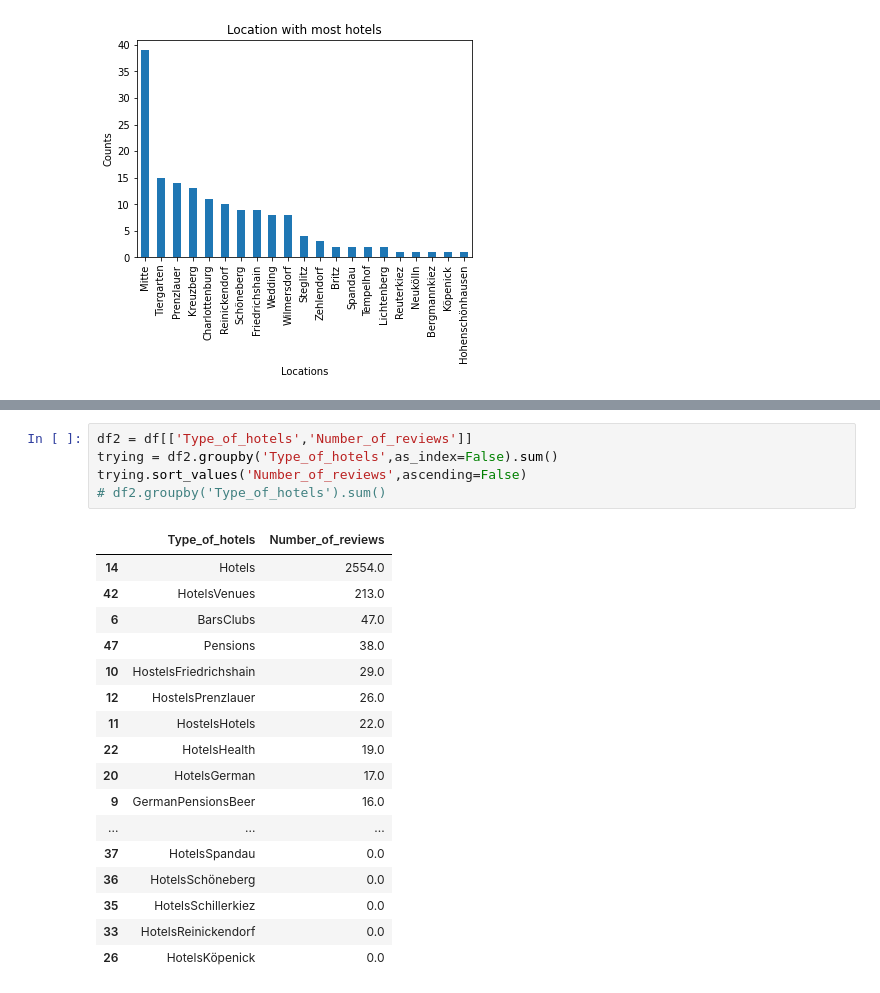
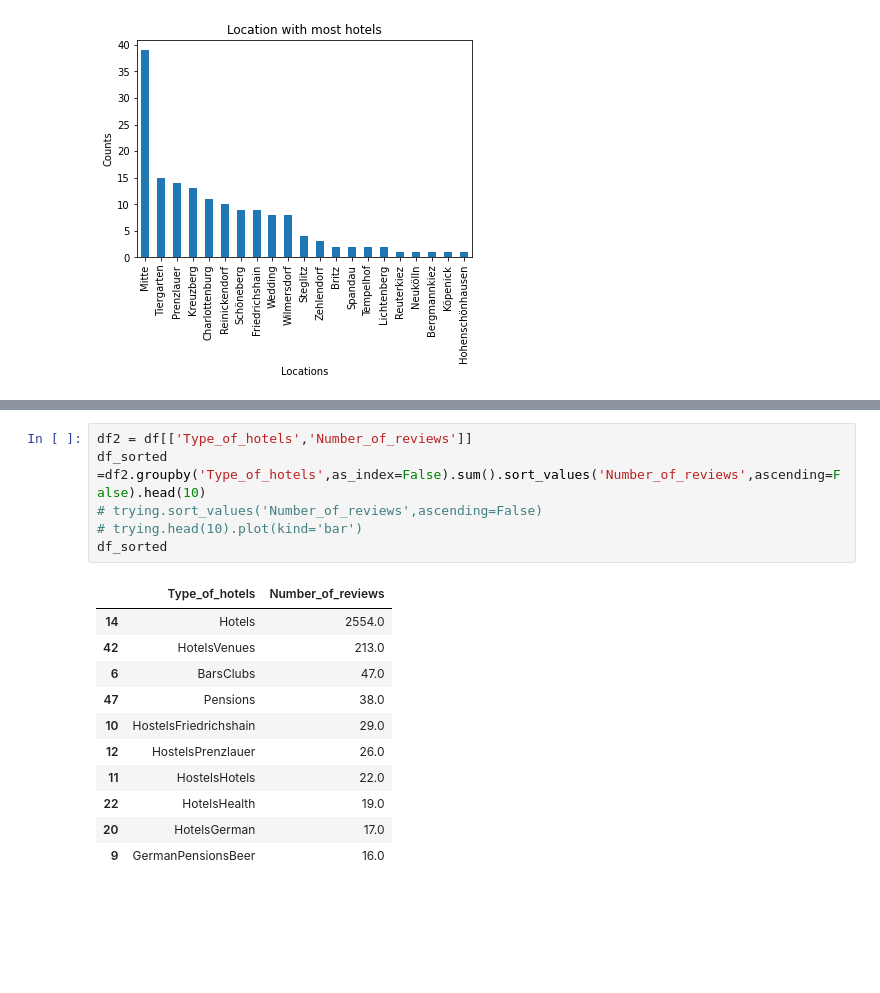
Before and after one commit to AndreaViviani89/1st-Build-Week, a Jupyter notebook: Hotelanalysis.ipynb, the cells around one changed output, grey strips where cells are left out. Saved outputs shown, nothing was run; the diff lists cells and outputs as text; blank space fills up the shorter version.

```diff
--- a/Hotelanalysis.ipynb
+++ b/Hotelanalysis.ipynb
@@ -31,23 +59,18 @@ Text(0.5, 1.0, 'Location with most hotels')
 # %%
 df2 = df[['Type_of_hotels','Number_of_reviews']]
-trying = df2.groupby('Type_of_hotels',as_index=False).sum()
-trying.sort_values('Number_of_reviews',ascending=False)
-# df2.groupby('Type_of_hotels').sum()
+df_sorted =df2.groupby('Type_of_hotels',as_index=False).sum().sort_values('Number_of_reviews',ascending=False).head(10)
+# trying.sort_values('Number_of_reviews',ascending=False)
+# trying.head(10).plot(kind='bar')
+df_sorted
 # %% [output]
 |  | Type_of_hotels | Number_of_reviews |
 | 14 | Hotels | 2554.0 |
 | 42 | HotelsVenues | 213.0 |
 | 6 | BarsClubs | 47.0 |
 | 47 | Pensions | 38.0 |
 | 10 | HostelsFriedrichshain | 29.0 |
 | 12 | HostelsPrenzlauer | 26.0 |
 | 11 | HostelsHotels | 22.0 |
 | 22 | HotelsHealth | 19.0 |
 | 20 | HotelsGerman | 17.0 |
 | 9 | GermanPensionsBeer | 16.0 |
-| ... | ... | ... |
-| 37 | HotelsSpandau | 0.0 |
-| 36 | HotelsSchöneberg | 0.0 |
-| 35 | HotelsSchillerkiez | 0.0 |
-| 33 | HotelsReinickendorf | 0.0 |
-| 26 | HotelsKöpenick | 0.0 |
```
Also changed, not shown: parts of 7 cells of this notebook.
